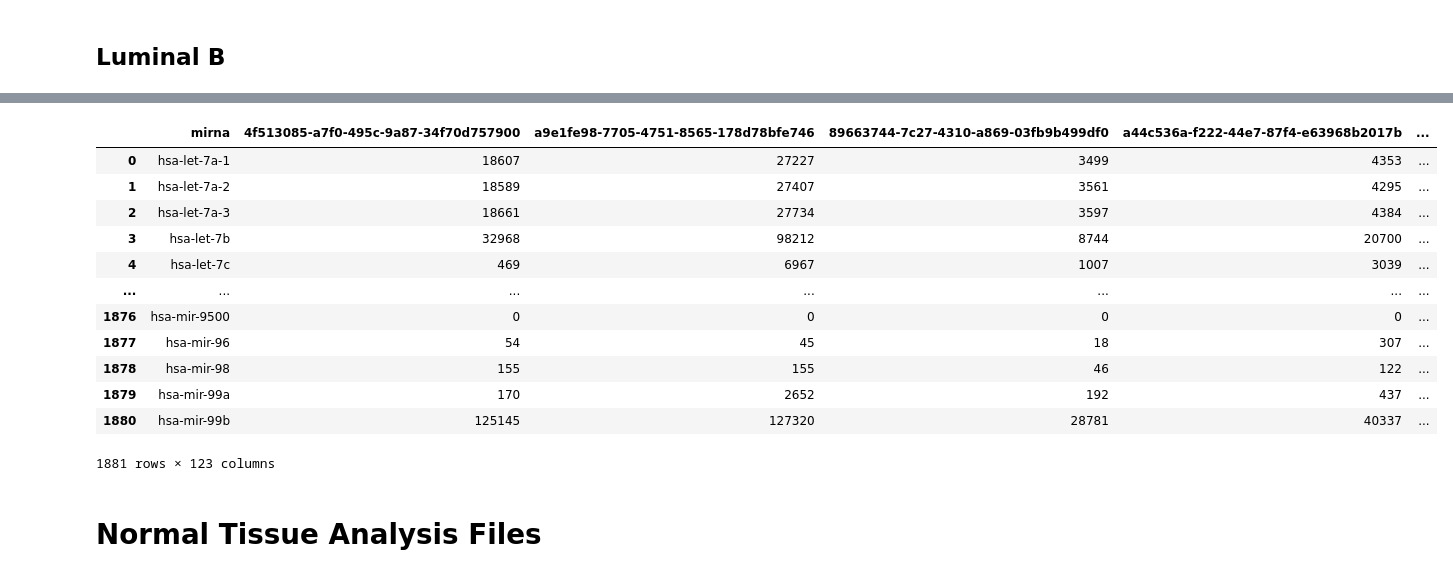
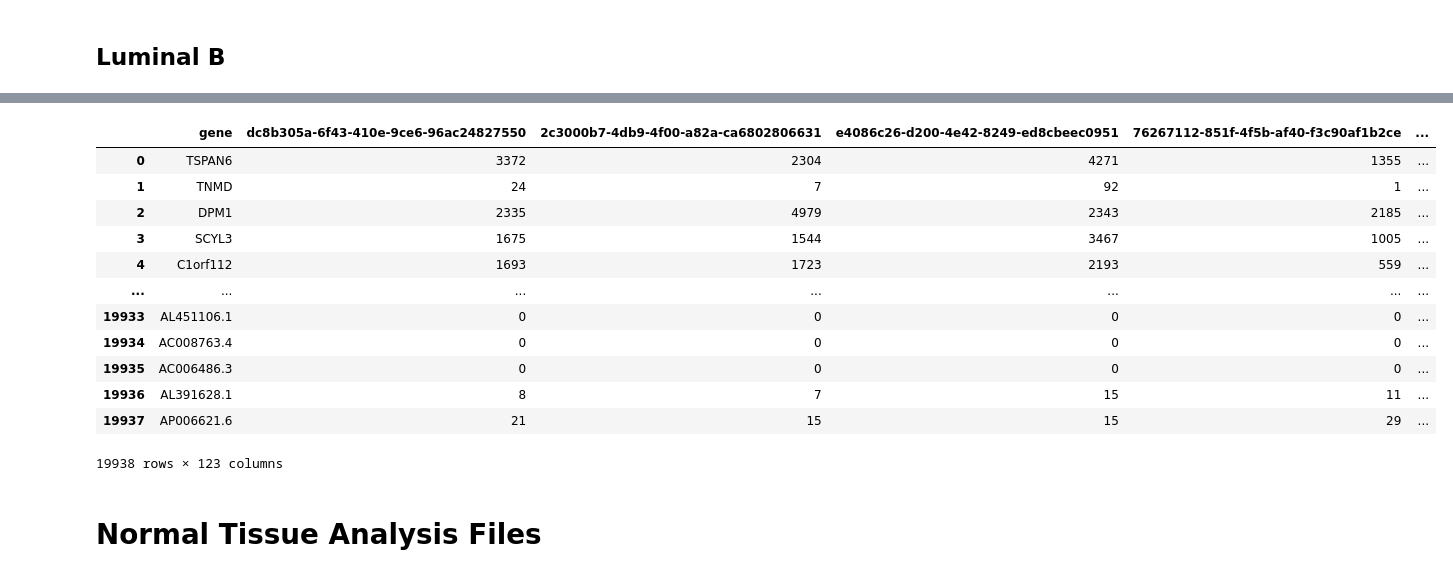
Before and after one commit to MylenaRoberta/pan-cancer-analysis, a Jupyter notebook: notebooks/tcga-brca/04_brca-files-processing.ipynb, the cells around one changed output, grey strips where cells are left out. Saved outputs shown, nothing was run; the diff lists cells and outputs as text; code cells hidden in the pictures.

Commit message:
feat(gdc-tcga): processing of RNA-Seq files of interest from TCGA-BRCA

```diff
--- a/notebooks/tcga-brca/04_brca-files-processing.ipynb
+++ b/notebooks/tcga-brca/04_brca-files-processing.ipynb
@@ -78,3 +123,20 @@ def mir_files_processing(path):
+# %%
+def files_processing(files_path, files_prefix):
+    # Process the miRNA-Seq files related to the cohort of interest
+    df_mir_reads = mir_files_processing(files_path)
+
+    # Store the DataFrames of the processed miRNA-Seq files into CSV files
+    file_name = f'{files_prefix}-mirna-reads.csv'
+    df_mir_reads.to_csv(f'{PROCESSED_DATA_PATH}/{file_name}', index=False)
+
+    # Process the RNA-Seq files related to the cohort of interest
+    df_rna_reads = rna_files_processing(files_path)
+
+    # Store the DataFrames of the processed RNA-Seq files into CSV files
+    file_name = f'{files_prefix}-rna-reads.csv'
+    df_rna_reads.to_csv(f'{PROCESSED_DATA_PATH}/{file_name}', index=False)
+
+    return df_mir_reads, df_rna_reads
 # %% [markdown]
 # Tumor Tissue Analysis Files
 # %% [markdown]
@@ -166,0 +267,5 @@ df_mir_luminal_b.to_csv(f'{PROCESSED_DATA_PATH}/{file_name}', index=False)
+# %%
+# Process Luminal B related miRNA-Seq and RNA-Seq files
+df_mir_lumb_reads, df_rna_lumb_reads = files_processing(
+    files_path=LUMINAL_B_PATH, files_prefix='luminal-b'
+)
@@ -167,19 +289,19 @@ df_mir_luminal_b.to_csv(f'{PROCESSED_DATA_PATH}/{file_name}', index=False)
 # %%
-# Print the DataFrame of processed Luminal B miRNA-Seq files
-df_mir_luminal_b
+# Print the DataFrame of processed Luminal B gene reads
+df_rna_lumb_reads
 # %% [output]
-|  | mirna | 4f513085-a7f0-495c-9a87-34f70d757900 | a9e1fe98-7705-4751-8565-178d78bfe746 | 89663744-7c27-4310-a869-03fb9b499df0 | a44c536a-f222-44e7-87f4-e63968b2017b | ... |
-| 0 | hsa-let-7a-1 | 18607 | 27227 | 3499 | 4353 | ... |
-| 1 | hsa-let-7a-2 | 18589 | 27407 | 3561 | 4295 | ... |
-| 2 | hsa-let-7a-3 | 18661 | 27734 | 3597 | 4384 | ... |
-| 3 | hsa-let-7b | 32968 | 98212 | 8744 | 20700 | ... |
-| 4 | hsa-let-7c | 469 | 6967 | 1007 | 3039 | ... |
+|  | gene | dc8b305a-6f43-410e-9ce6-96ac24827550 | 2c3000b7-4db9-4f00-a82a-ca6802806631 | e4086c26-d200-4e42-8249-ed8cbeec0951 | 76267112-851f-4f5b-af40-f3c90af1b2ce | ... |
+| 0 | TSPAN6 | 3372 | 2304 | 4271 | 1355 | ... |
+| 1 | TNMD | 24 | 7 | 92 | 1 | ... |
+| 2 | DPM1 | 2335 | 4979 | 2343 | 2185 | ... |
+| 3 | SCYL3 | 1675 | 1544 | 3467 | 1005 | ... |
+| 4 | C1orf112 | 1693 | 1723 | 2193 | 559 | ... |
 | ... | ... | ... | ... | ... | ... | ... |
-| 1876 | hsa-mir-9500 | 0 | 0 | 0 | 0 | ... |
-| 1877 | hsa-mir-96 | 54 | 45 | 18 | 307 | ... |
-| 1878 | hsa-mir-98 | 155 | 155 | 46 | 122 | ... |
-| 1879 | hsa-mir-99a | 170 | 2652 | 192 | 437 | ... |
-| 1880 | hsa-mir-99b | 125145 | 127320 | 28781 | 40337 | ... |
+| 19933 | AL451106.1 | 0 | 0 | 0 | 0 | ... |
+| 19934 | AC008763.4 | 0 | 0 | 0 | 0 | ... |
+| 19935 | AC006486.3 | 0 | 0 | 0 | 0 | ... |
+| 19936 | AL391628.1 | 8 | 7 | 15 | 11 | ... |
+| 19937 | AP006621.6 | 21 | 15 | 15 | 29 | ... |
-1881 rows × 123 columns
+19938 rows × 123 columns
 # %% [markdown]
 # Normal Tissue Analysis Files
```
Also changed, not shown: parts of 19 cells of this notebook, 5 other files.
